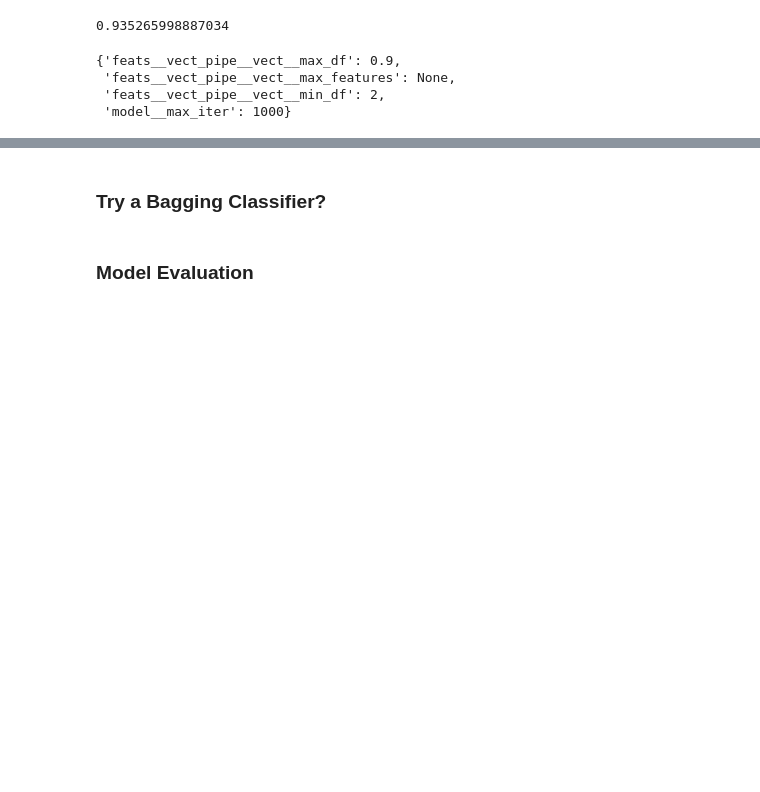
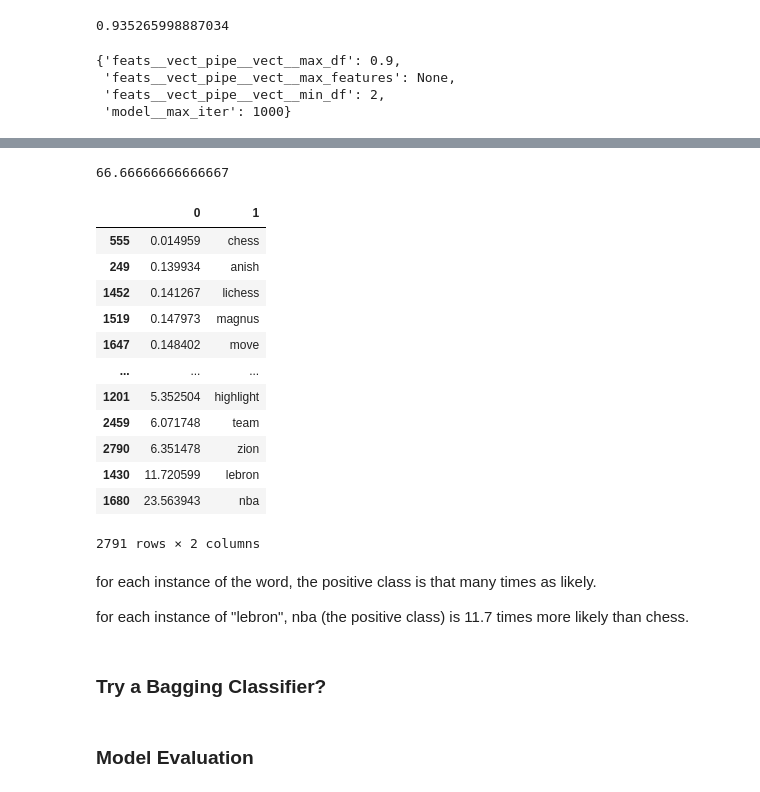
Before and after one commit to aothree/NLP-Predicting-Subreddit, a Jupyter notebook: Logistic_Regression_model.ipynb, the cells around one changed output, grey strips where cells are left out. Cells and saved outputs as stored; diff of their text form; code cells hidden in the pictures; blank space fills up the shorter version.

Commit message:
got vectorized feat names!

```diff
--- a/Logistic_Regression_model.ipynb
+++ b/Logistic_Regression_model.ipynb
@@ -100,3 +102,34 @@ AttributeError: 'FeatureUnion' object has no attribute 'get_support'
+# %%
+a = gs.best_estimator_.named_steps['model'].coef_ # get coefficients
+b = gs.best_estimator_.named_steps['feats'].transformer_list[0][1].named_steps['vect'].get_feature_names() #get feature names
+everything = zip(a[0], b) #zip them together
+lst = list(everything) #turn zip object into a list
+holygrail = pd.DataFrame(lst) # turn list into a df
+holygrail[0] = np.exp(holygrail[0]) # because logistic regression puts the coefficients on a log scale, you have to do this.
+# %%
+1/.015
+# %% [output]
+66.66666666666667
+# %%
+holygrail.sort_values(by = 0)
+# %% [output]
+|  | 0 | 1 |
+| 555 | 0.014959 | chess |
+| 249 | 0.139934 | anish |
+| 1452 | 0.141267 | lichess |
+| 1519 | 0.147973 | magnus |
+| 1647 | 0.148402 | move |
+| ... | ... | ... |
+| 1201 | 5.352504 | highlight |
+| 2459 | 6.071748 | team |
+| 2790 | 6.351478 | zion |
+| 1430 | 11.720599 | lebron |
+| 1680 | 23.563943 | nba |
+2791 rows × 2 columns
+# %% [markdown]
+for each instance of the word, the positive class is that many times as likely.
+
+for each instance of "lebron", nba (the positive class) is 11.7 times more likely than chess.
 # %% [markdown]
 ### Try a Bagging Classifier?
 # %%
```
Also changed, not shown: parts of 5 cells of this notebook.
